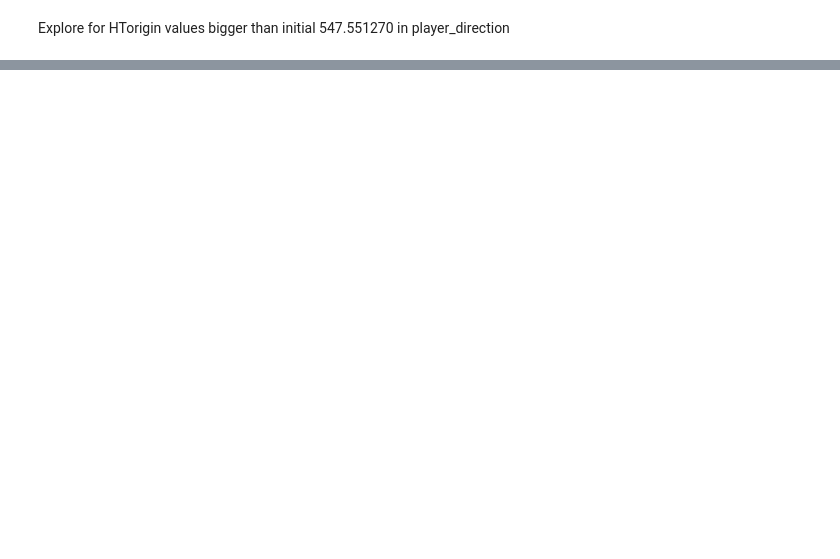
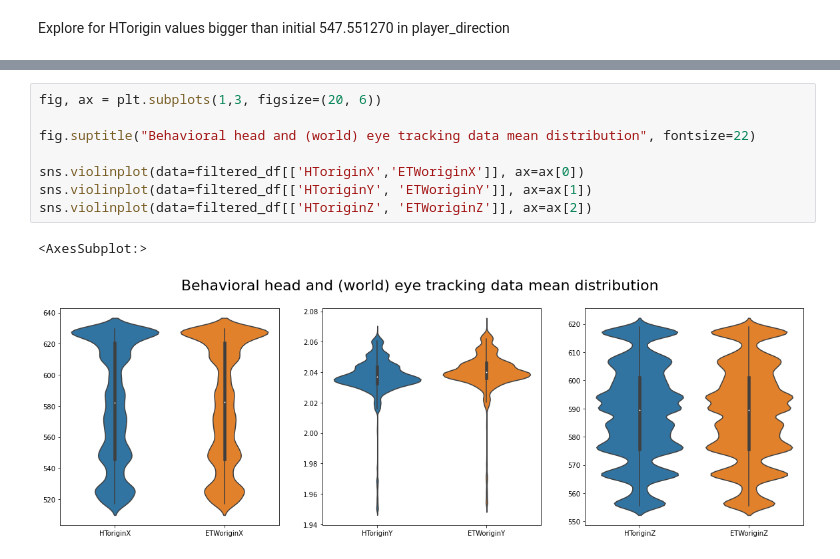
Before and after one commit to JohnMadrid/VillageBehavioralWalk, a Jupyter notebook: positions_filtering.ipynb, the cells around one changed output, grey strips where cells are left out. Drawn from its saved outputs; the diff is of its cells as text; blank space fills up the shorter version.

```diff
--- a/positions_filtering.ipynb
+++ b/positions_filtering.ipynb
@@ -352,0 +372,11 @@ sns.pointplot(data=df_clean2[['HToriginZ','ETWoriginZ']], capsize=.2, ax=ax[1,2]
+# %%
+fig, ax = plt.subplots(1,3, figsize=(20, 6))
+
+fig.suptitle("Behavioral head and (world) eye tracking data mean distribution", fontsize=22)
+
+sns.violinplot(data=filtered_df[['HToriginX','ETWoriginX']], ax=ax[0])
+sns.violinplot(data=filtered_df[['HToriginY', 'ETWoriginY']], ax=ax[1])
+sns.violinplot(data=filtered_df[['HToriginZ', 'ETWoriginZ']], ax=ax[2])
+# %% [output]
+<AxesSubplot:>
+[figure, added]
```
Also changed, not shown: parts of 13 cells of this notebook.
